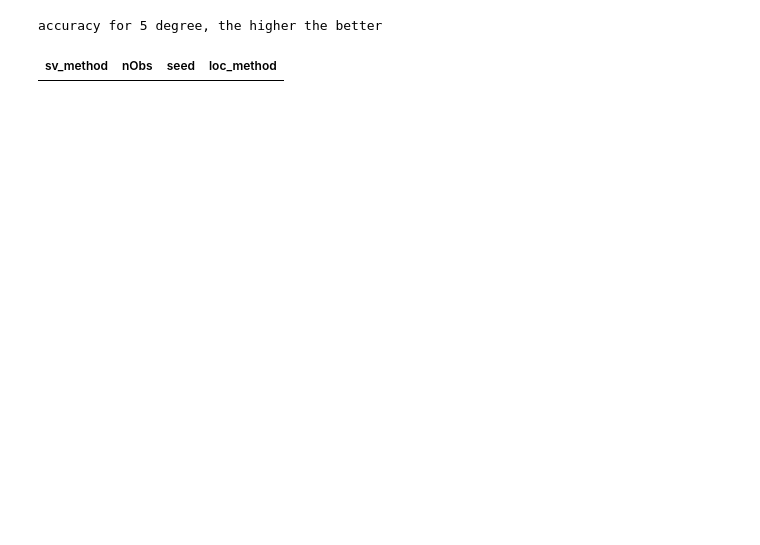
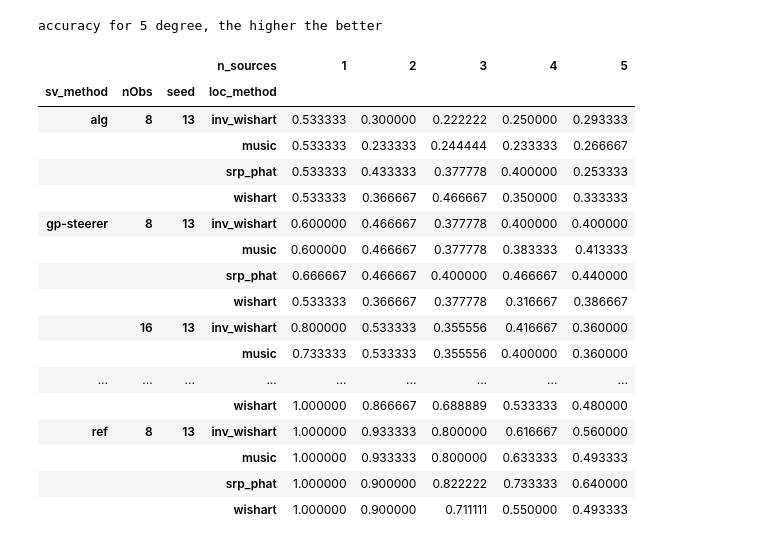
Before and after one commit to Chutlhu/shamans, a Jupyter notebook: analysize_results_exp3.ipynb, the cells around one changed output. Cells and saved outputs as stored; diff of their text form; code cells hidden in the pictures; blank space fills up the shorter version.

```diff
--- a/analysize_results_exp3.ipynb
+++ b/analysize_results_exp3.ipynb
@@ -7,4 +7,7 @@ import seaborn as sns
 from tqdm import tqdm
 
 import eval_tools as eval
+# %%
+# load data
+exp_df = pd.read_csv('results/experiment_results_exp-3.csv')
 # %%
@@ -82,15 +73,35 @@ df
+# %%
+df_merge = exp_df.merge(df_thresholds, on=['frame_id', 'method_id'])
 # %%
 print('accuracy for 5 degree, the higher the better')
-df_pivot = df[
-        (df['seed'] == 13)
-        & (df['ang_error_threshold'] == 5)
+df_pivot = df_merge[
+        (df_merge['seed'] == 13)
+        & (df_merge['threshold'] == 10)
+        & (df_merge['duration'] == 0.5)
 ].pivot_table(
         values='accuracy',
         columns=['n_sources'],
         index=['sv_method', 'nObs', 'seed', 'loc_method'],
         aggfunc='mean'
 )
 df_pivot.style.background_gradient(cmap='viridis', axis=1)
 # %% [output]
 accuracy for 5 degree, the higher the better
-| sv_method | nObs | seed | loc_method |
+|  |  |  | n_sources | 1 | 2 | 3 | 4 | 5 |
+| sv_method | nObs | seed | loc_method |  |  |  |  |  |
+| alg | 8 | 13 | inv_wishart | 0.533333 | 0.300000 | 0.222222 | 0.250000 | 0.293333 |
+|  |  |  | music | 0.533333 | 0.233333 | 0.244444 | 0.233333 | 0.266667 |
+|  |  |  | srp_phat | 0.533333 | 0.433333 | 0.377778 | 0.400000 | 0.253333 |
+|  |  |  | wishart | 0.533333 | 0.366667 | 0.466667 | 0.350000 | 0.333333 |
+| gp-steerer | 8 | 13 | inv_wishart | 0.600000 | 0.466667 | 0.377778 | 0.400000 | 0.400000 |
+|  |  |  | music | 0.600000 | 0.466667 | 0.377778 | 0.383333 | 0.413333 |
+|  |  |  | srp_phat | 0.666667 | 0.466667 | 0.400000 | 0.466667 | 0.440000 |
+|  |  |  | wishart | 0.533333 | 0.366667 | 0.377778 | 0.316667 | 0.386667 |
+|  | 16 | 13 | inv_wishart | 0.800000 | 0.533333 | 0.355556 | 0.416667 | 0.360000 |
+|  |  |  | music | 0.733333 | 0.533333 | 0.355556 | 0.400000 | 0.360000 |
+| ... | ... | ... | ... | ... | ... | ... | ... | ... |
+|  |  |  | wishart | 1.000000 | 0.866667 | 0.688889 | 0.533333 | 0.480000 |
+| ref | 8 | 13 | inv_wishart | 1.000000 | 0.933333 | 0.800000 | 0.616667 | 0.560000 |
+|  |  |  | music | 1.000000 | 0.933333 | 0.800000 | 0.633333 | 0.493333 |
+|  |  |  | srp_phat | 1.000000 | 0.900000 | 0.822222 | 0.733333 | 0.640000 |
+|  |  |  | wishart | 1.000000 | 0.900000 | 0.711111 | 0.550000 | 0.493333 |
```
Also changed, not shown: parts of 5 cells of this notebook, 2 other files.
